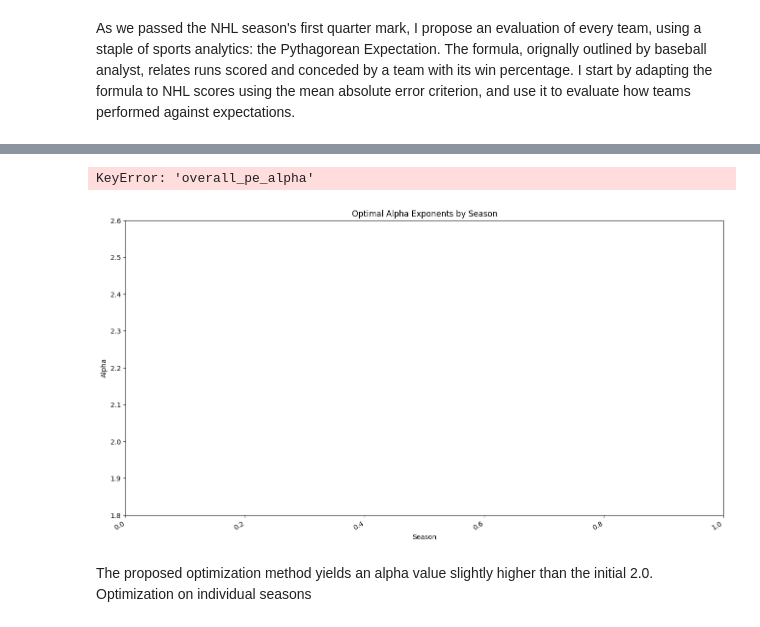
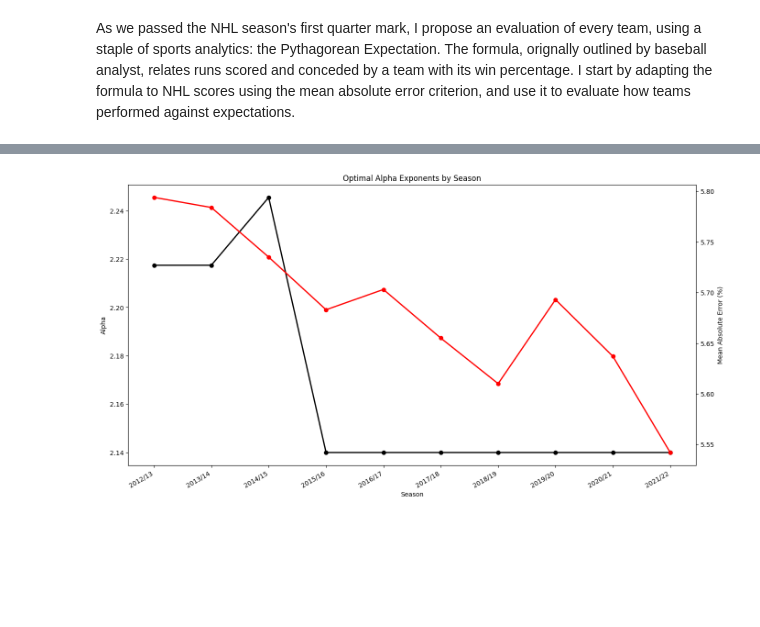
Before and after one commit to ArmandWinant/sports-performance-analytics, a Jupyter notebook: foundations/pythagorean-expectation/Untitled1.ipynb, the cells around one changed output, grey strips where cells are left out. Cells and saved outputs as stored; diff of their text form; code cells hidden in the pictures; blank space fills up the shorter version.

```diff
--- a/foundations/pythagorean-expectation/Untitled1.ipynb
+++ b/foundations/pythagorean-expectation/Untitled1.ipynb
@@ -109,12 +88,0 @@ season_df.reset_index(drop = True, inplace = True)
-# %%
-season_df["exp_win_pct_1"] = pow(season_df.goals_for, season_df.alpha_1) / (pow(season_df.goals_for, season_df.alpha_1) + pow(season_df.goals_against, season_df.alpha_1))
-season_df["exp_win_pct_2"] = pow(season_df.goals_for, season_df.alpha_2) / (pow(season_df.goals_for, season_df.alpha_2) + pow(season_df.goals_against, season_df.alpha_2))
-# %%
-season_df["exp_wins_1"] = season_df["exp_win_pct_1"] * season_df["games_played"]
-season_df["exp_wins_2"] = season_df["exp_win_pct_2"] * season_df["games_played"]
-# %%
-season_df["error_1"] = abs(season_df['exp_wins_1'] - season_df['wins'])
-season_df["error_2"] = abs(season_df['exp_wins_2'] - season_df['wins'])
-# %%
-season_df["error_1_pct"] = round(season_df["error_1"] / season_df["games_played"], 4)
-season_df["error_2_pct"] = round(season_df["error_2"] / season_df["games_played"], 4)
@@ -130,21 +110,22 @@ season_df.tail()
 # %%
 fig, ax = plt.subplots(figsize=(16,9))
 
 ax.set_title("Optimal Alpha Exponents by Season")
 ax.set_xlabel("Season")
 ax.set_ylabel("Alpha")
-ax.set_ylim([1.8, 2.6])
+
+ax2=ax.twinx()
+ax2.set_ylabel("Mean Absolute Error (%)")
 fig.autofmt_xdate()
 
-ax.plot(season_df["season"], season_df["overall_pe_alpha"], '-', linewidth=2.0, color="black")
-ax.plot(season_df["season"], season_df["league_pe_alpha"], 'o-', linewidth=2.0, color="green")
-ax.text(-0,1.015*season_df.league_pe_alpha.mean(),
-        f"{round(season_df.overall_pe_alpha.mean(),4)}")
+xs = season_df["season"].unique()
+y1s = [round(season_df[f"{season}_alpha"].max(),5) for season in xs]
+y2s = [100 * round(season_df[f"{season}_mae"].max(), 5) for season in xs]
+
+ax.plot(xs, y1s, 'o-', linewidth=2.0, color="black")
+ax2.plot(xs, y2s, 'o-', linewidth=2.0, color="red")
 
 
 plt.show()
 # %% [output]
-KeyError: 'overall_pe_alpha'
-[figure, old version]
+[figure, new version]
-# %% [markdown]
-The proposed optimization method yields an alpha value slightly higher than the initial 2.0. Optimization on individual seasons
```
Also changed, not shown: parts of 19 cells of this notebook, 6 other files.
